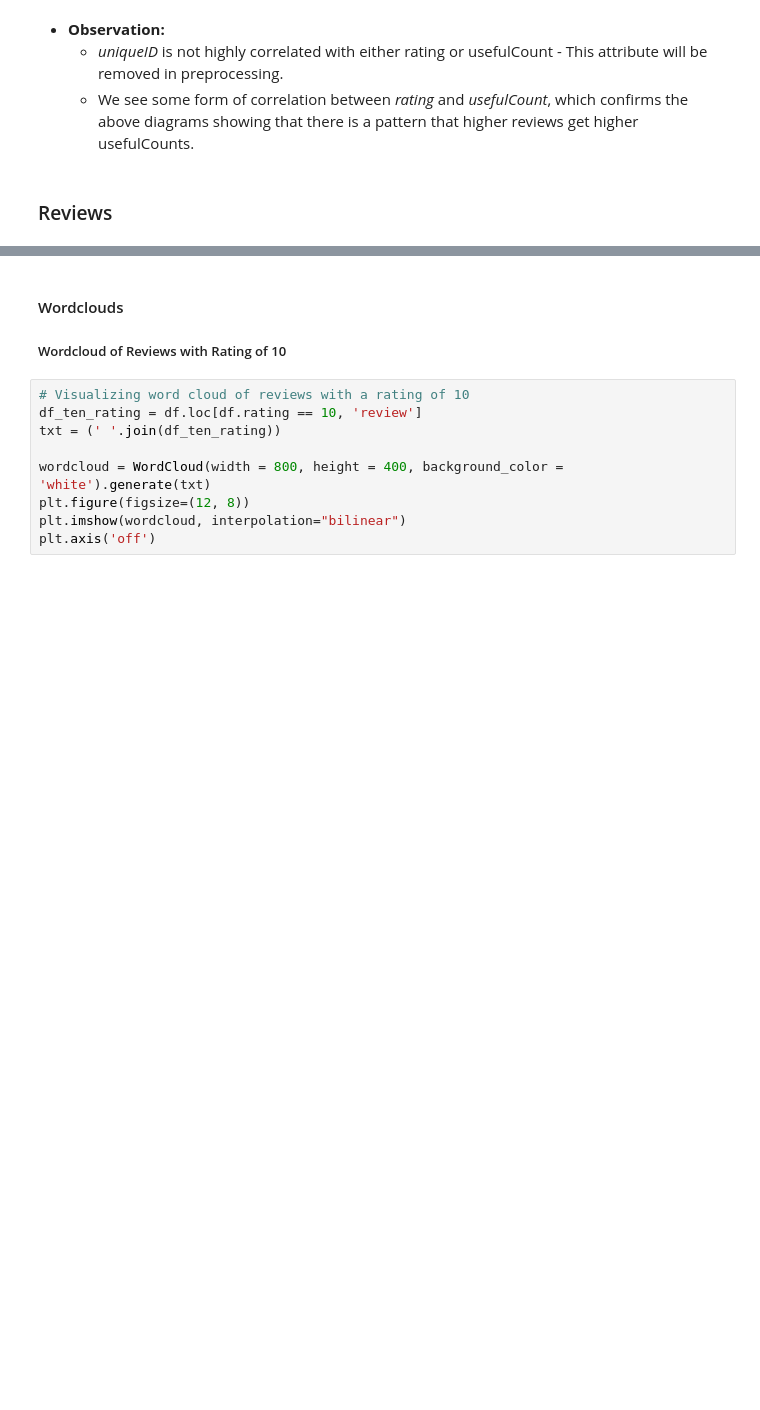
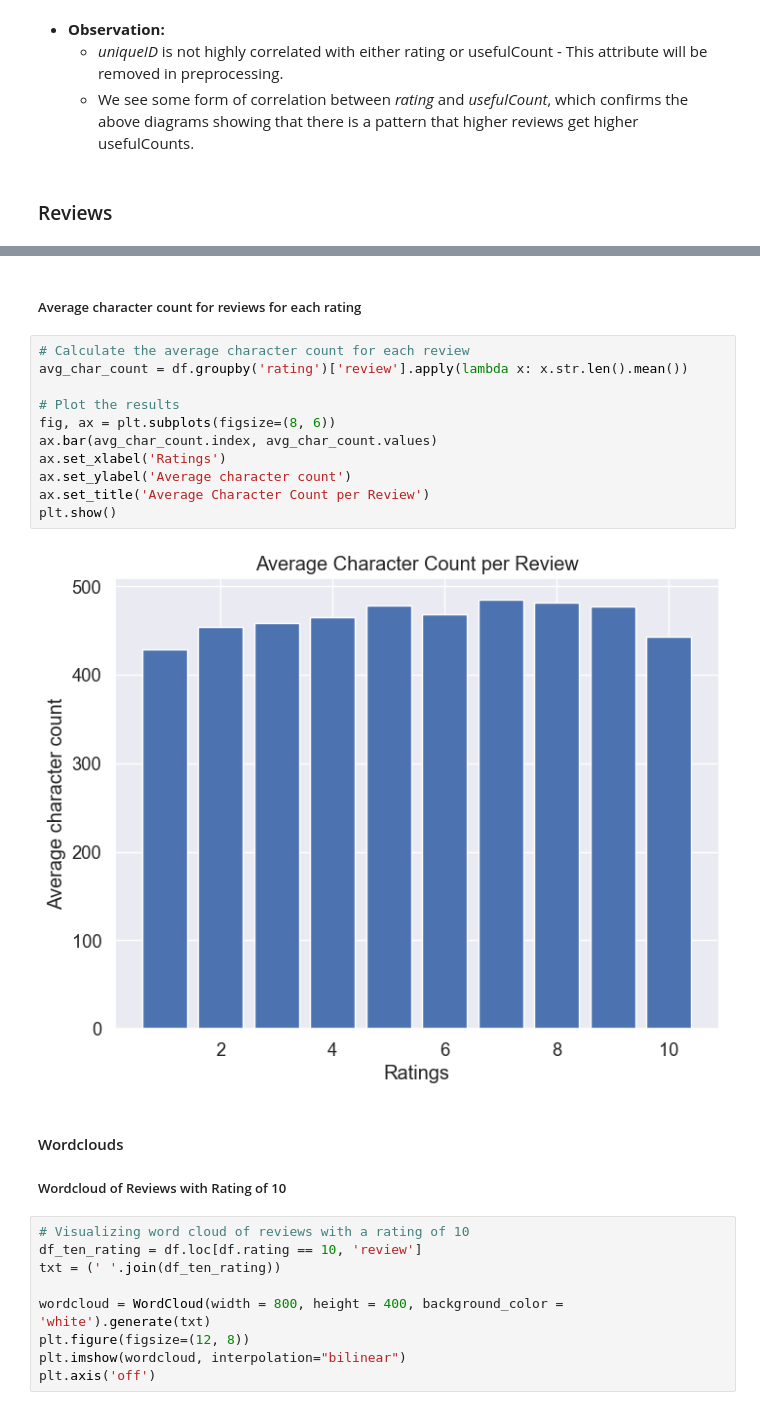
Before and after one commit to helenaglaring/AIML, a Jupyter notebook: AIML_drug_review.ipynb, the cells around one changed output, grey strips where cells are left out. Cells and saved outputs as stored; diff of their text form; blank space fills up the shorter version.

```diff
--- a/AIML_drug_review.ipynb
+++ b/AIML_drug_review.ipynb
@@ -584,3 +631,18 @@ plt.setp(sns_heat.get_xticklabels(), rotation = 45)
+# %% [markdown]
+##### Average character count for reviews for each rating
+# %%
+# Calculate the average character count for each review
+avg_char_count = df.groupby('rating')['review'].apply(lambda x: x.str.len().mean())
+
+# Plot the results
+fig, ax = plt.subplots(figsize=(8, 6))
+ax.bar(avg_char_count.index, avg_char_count.values)
+ax.set_xlabel('Ratings')
+ax.set_ylabel('Average character count')
+ax.set_title('Average Character Count per Review')
+plt.show()
+# %% [output]
+[figure, added]
 # %% [markdown]
 #### Wordclouds
 ##### Wordcloud of Reviews with Rating of 10
```
Also changed, not shown: parts of 10 cells of this notebook.
